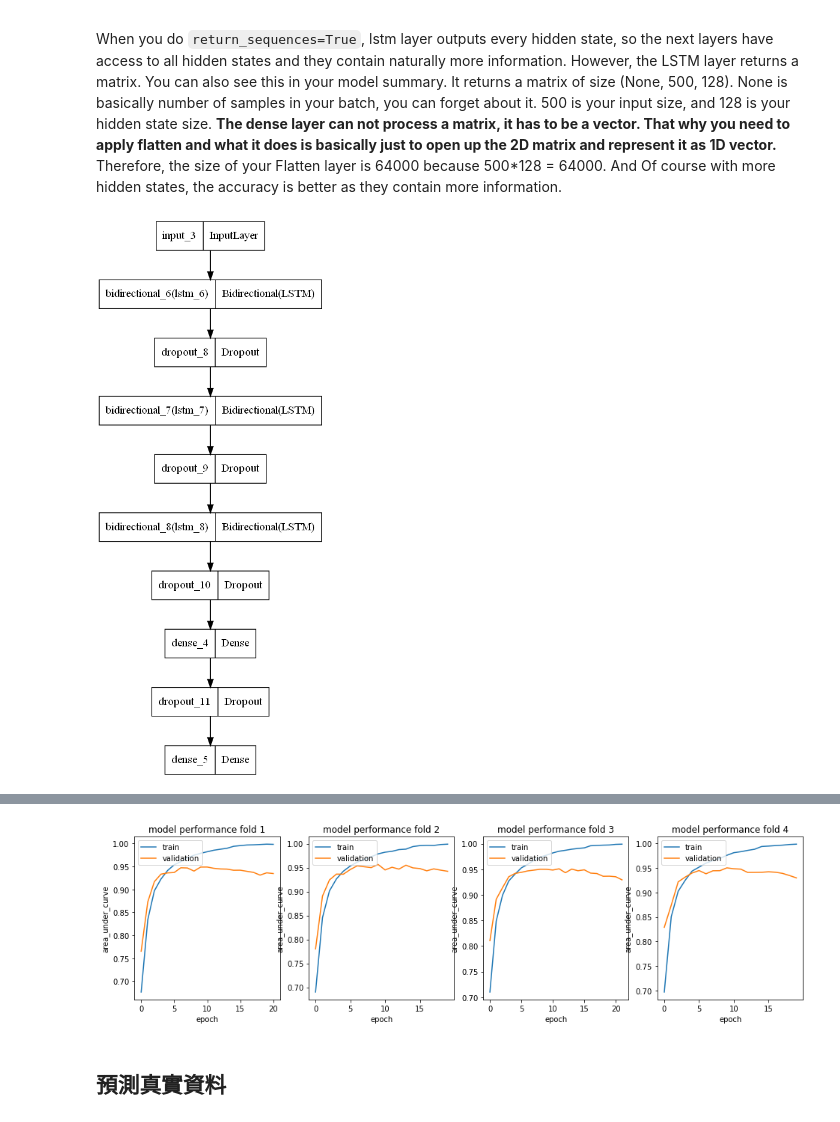
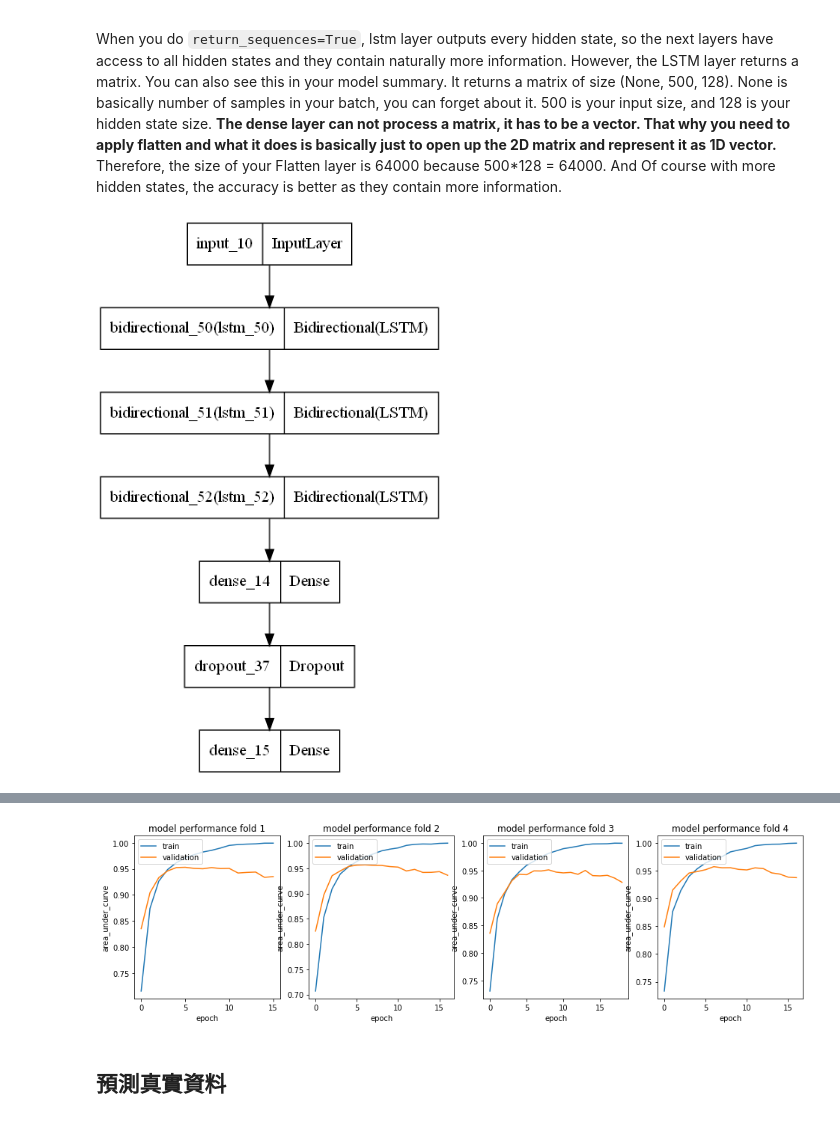
Before and after one commit to BoshiLee/kears_learning, a Jupyter notebook: training_project/tabular_playground_series_Apr_2022/Apr2022.ipynb, the cells around one changed output, grey strips where cells are left out. Saved outputs shown, nothing was run; the diff lists cells and outputs as text; code cells hidden in the pictures.

```diff
--- a/training_project/tabular_playground_series_Apr_2022/Apr2022.ipynb
+++ b/training_project/tabular_playground_series_Apr_2022/Apr2022.ipynb
@@ -182,12 +182,9 @@ from keras.metrics import AUC
 def get_model():
     model = Sequential(name='Bi_LSTM')
     model.add(Input(shape=X_train.shape[1:]))
-    model.add(Bidirectional(LSTM(128, return_sequences=True)))
-    model.add(Dropout(0.5))
-    model.add(Bidirectional(LSTM(128, return_sequences=True,)))
-    model.add(Dropout(0.5))
+    model.add(Bidirectional(LSTM(256, return_sequences=True)))
+    model.add(Bidirectional(LSTM(256, return_sequences=True)))
     model.add(Bidirectional(LSTM(128, return_sequences=False)))
-    model.add(Dropout(0.5))
     model.add(Dense(256, activation='relu'))
     model.add(Dropout(0.5))
     model.add(Dense(1, activation="sigmoid"))
@@ -225,7 +222,7 @@ When you do `return_sequences=True`, lstm layer outputs every hidden state, so t
 from keras.utils.vis_utils import plot_model
 plot_model(model_info)
 # %% [output]
-[figure, old version]
+[figure, new version]
 # %%
 def plot_hist(hist, metric='auc', ax=None, fold=0):
     if ax==None:
@@ -289,6 +286,6 @@ def fit_model(folds, epochs=60, batch_size=32, verbose=True):
     return (test_preds, auc)
 
 folds = 4
-(test_preds, auc) = fit_model(folds, epochs=60, batch_size=32)
+(test_preds, auc) = fit_model(folds, epochs=60, batch_size=64)
 # %% [output]
 Fold: 1 Epoch 1/60
@@ -311,4 +308,4 @@ auc: 0.95074
-[figure, old version]
+[figure, new version]
 # %% [markdown]
 ## 預測真實資料
 # %%
```
Also changed, not shown: parts of 4 cells of this notebook, 1 other file.
